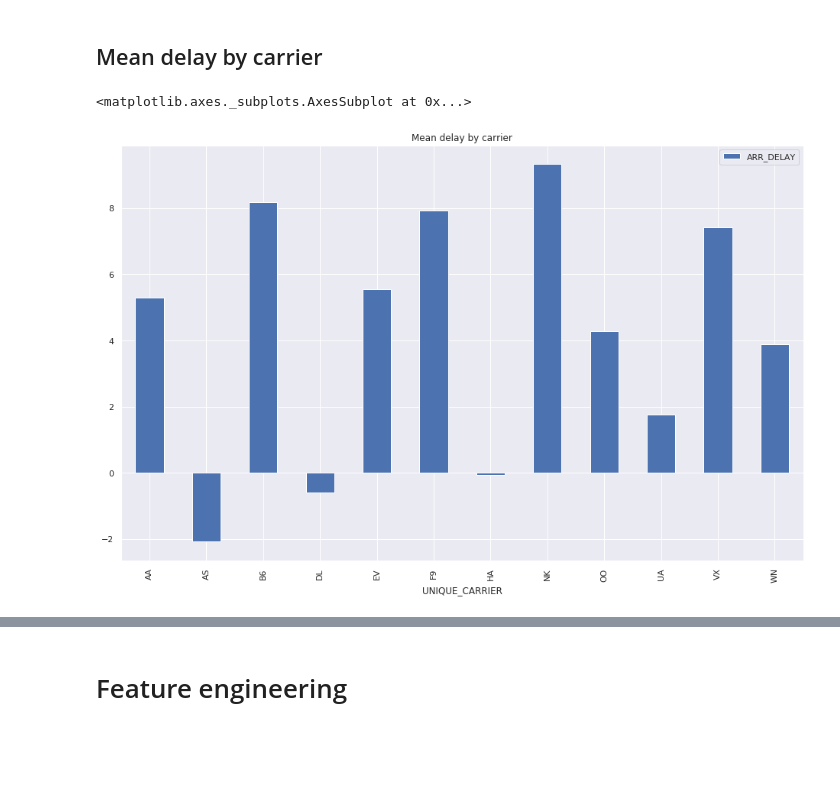
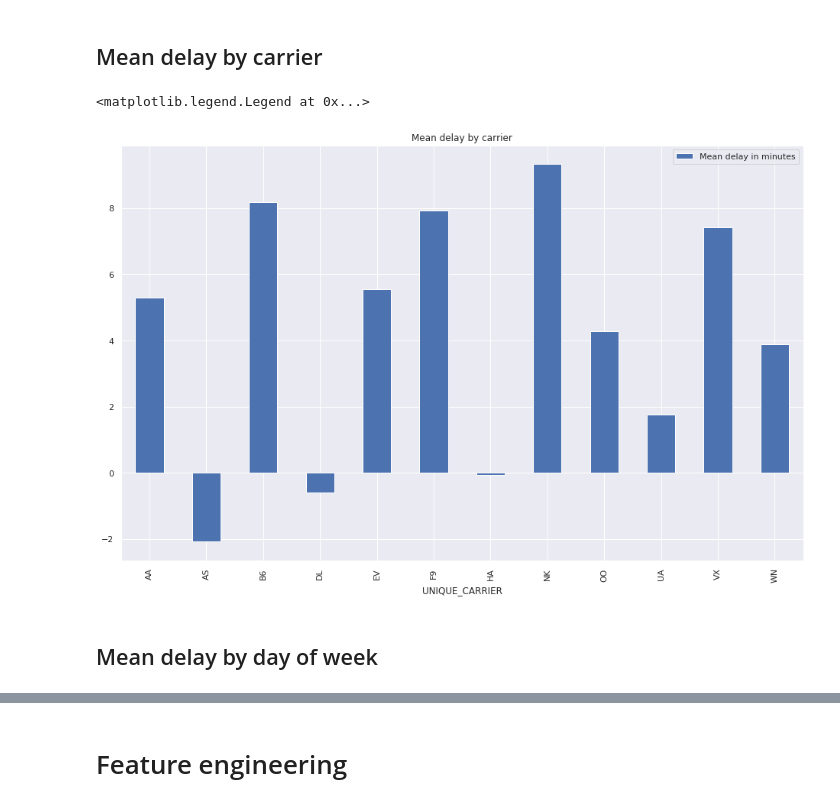
Before and after one commit to Severac/openclassrooms, a Jupyter notebook: PJ4/PJ4_dataexplore.ipynb, the cells around one changed output, grey strips where cells are left out. Cells and saved outputs as stored; diff of their text form; code cells hidden in the pictures; blank space fills up the shorter version.

```diff
--- a/PJ4/PJ4_dataexplore.ipynb
+++ b/PJ4/PJ4_dataexplore.ipynb
@@ -462,7 +462,11 @@ plt.plot(X_tails, Y_tails)
 # %% [markdown]
 ## Mean delay by carrier
 # %%
-df[['ARR_DELAY', 'UNIQUE_CARRIER']].groupby('UNIQUE_CARRIER').mean().plot.bar(figsize=(16,10), title='Mean delay by carrier')
+fig, ax = plt.subplots()
+df[['ARR_DELAY', 'UNIQUE_CARRIER']].groupby('UNIQUE_CARRIER').mean().plot.bar(figsize=(16,10), title='Mean delay by carrier', ax=ax)
+ax.legend(["Mean delay in minutes"])
 # %% [output]
-<matplotlib.axes._subplots.AxesSubplot at 0x...>
+<matplotlib.legend.Legend at 0x...>
-[figure, old version]
+[figure, new version]
+# %% [markdown]
+## Mean delay by day of week
```
Also changed, not shown: parts of 4 cells of this notebook, 2 other files.
